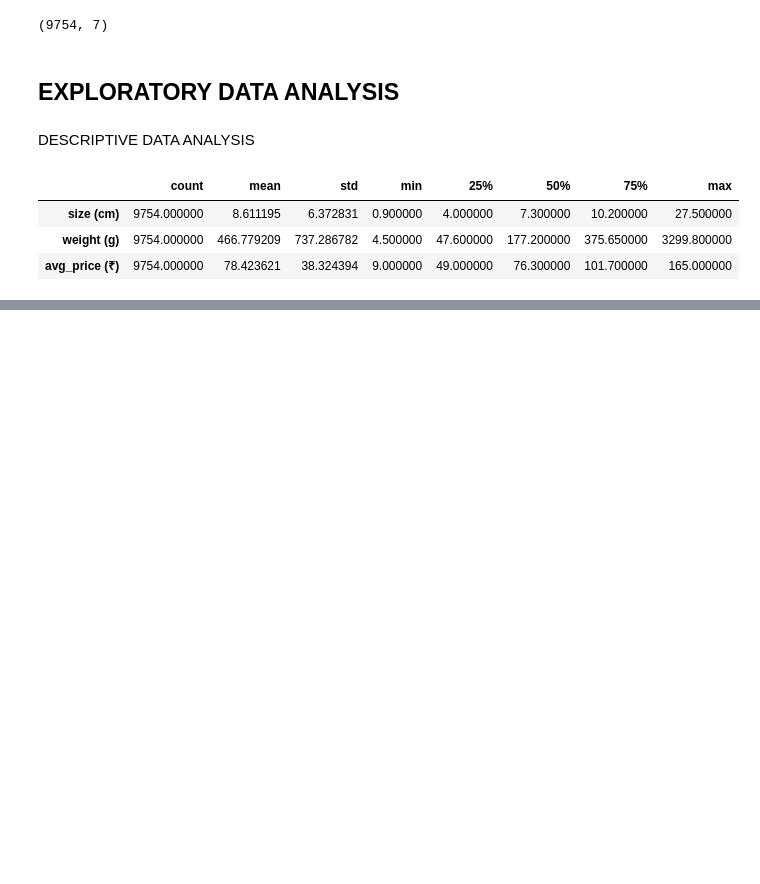
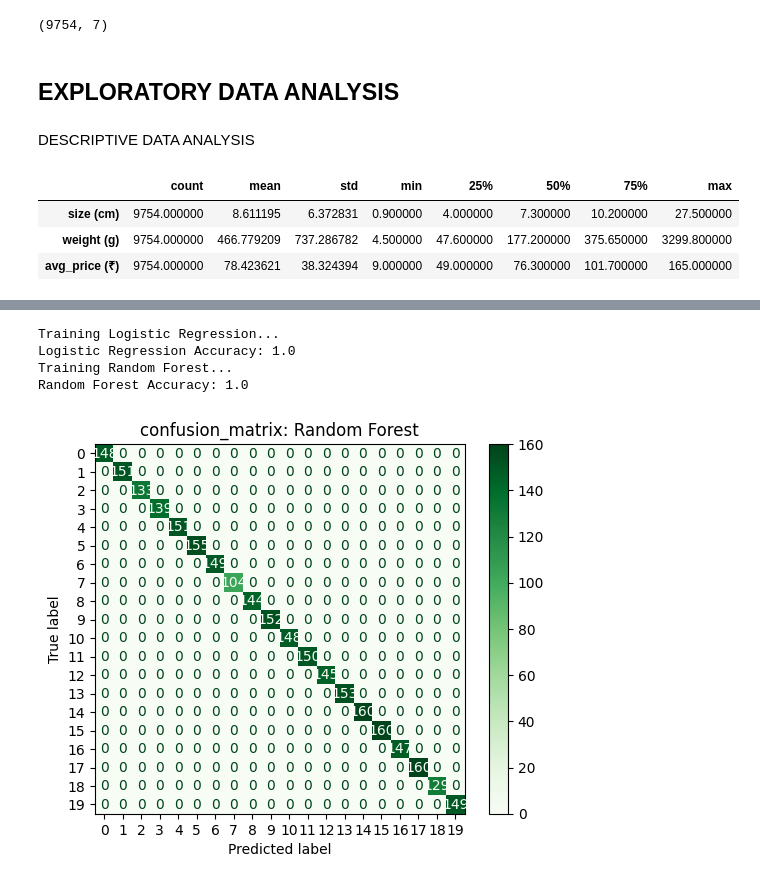
Before and after one commit to ADEOYE-MARY25/ml, a Jupyter notebook: fruits_classification.ipynb, the cells around one changed output, grey strips where cells are left out. Drawn from its saved outputs; the diff is of its cells as text; code cells hidden in the pictures; blank space fills up the shorter version.

```diff
--- a/fruits_classification.ipynb
+++ b/fruits_classification.ipynb
@@ -92,0 +150,3 @@ df.describe().T.style.background_gradient()
+# %%
+numerical_col= df.select_dtypes(include='number').columns
+numerical_col
@@ -92,0 +255,42 @@ df.describe().T.style.background_gradient()
+# %%
+# # initialize models
+from sklearn.ensemble import RandomForestClassifier
+from sklearn.linear_model import LogisticRegression
+
+
+models = {
+    "Logistic Regression": LogisticRegression(max_iter=1000, random_state=234),
+    "Random Forest": RandomForestClassifier(random_state=234),
+    # "Decision Tree": DecisionTreeClassifier(random_state=234),
+    # "KNN": KNeighborsClassifier()
+}
+# %%
+# Initialize a dictionary to store the models
+
+from sklearn.metrics import accuracy_score
+from sklearn.metrics import ConfusionMatrixDisplay, confusion_matrix
+
+
+results = {}
+for model_name, model in models.items():
+    print(f'Training {model_name}...')
+    model.fit(X_train, y_train)
+    y_pred = model.predict(X_test)
+    accuracy = accuracy_score(y_test, y_pred)
+    results[model_name] = accuracy
+    print(f'{model_name} Accuracy: {accuracy}')
+
+# Include the confusion matrix
+cm = confusion_matrix(y_test, y_pred)
+disp = ConfusionMatrixDisplay(confusion_matrix=cm)
+
+# plot with model name as title
+disp.plot(cmap='Greens')
+plt.title(f'confusion_matrix: {model_name}')
+plt.show()
+# %% [output]
+Training Logistic Regression...
+Logistic Regression Accuracy: 1.0
+Training Random Forest...
+Random Forest Accuracy: 1.0
+[figure, added]
```
Also changed, not shown: parts of 13 cells of this notebook, 2 other files.
